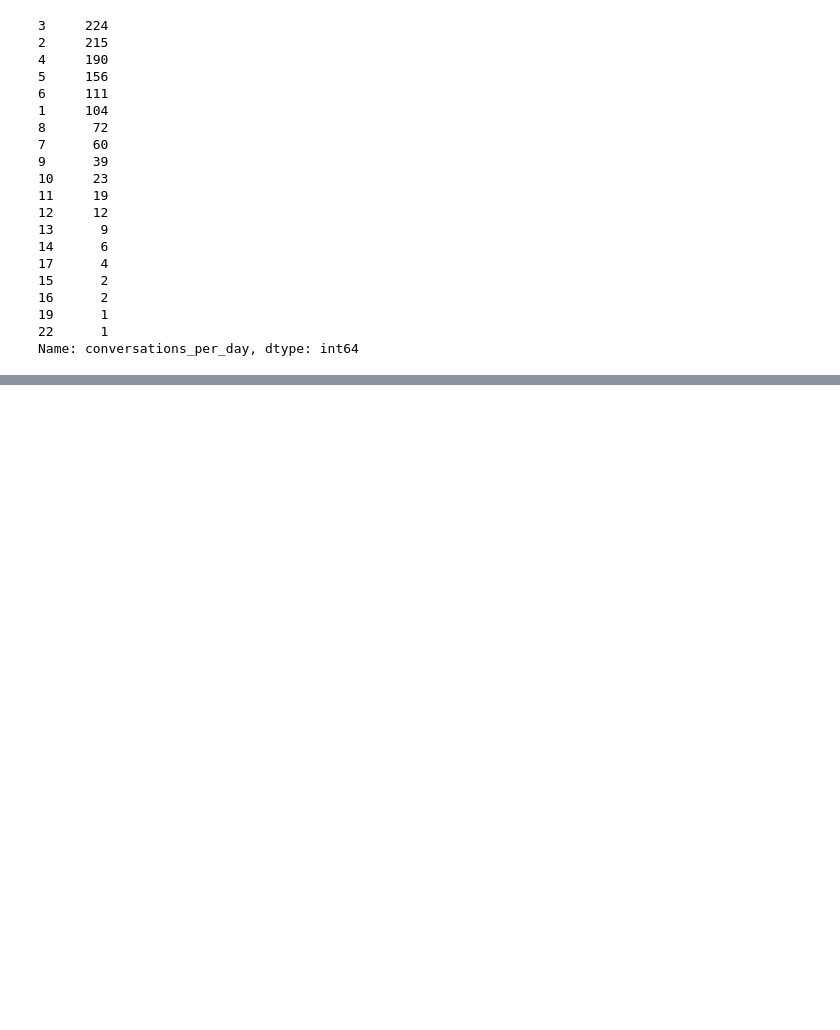
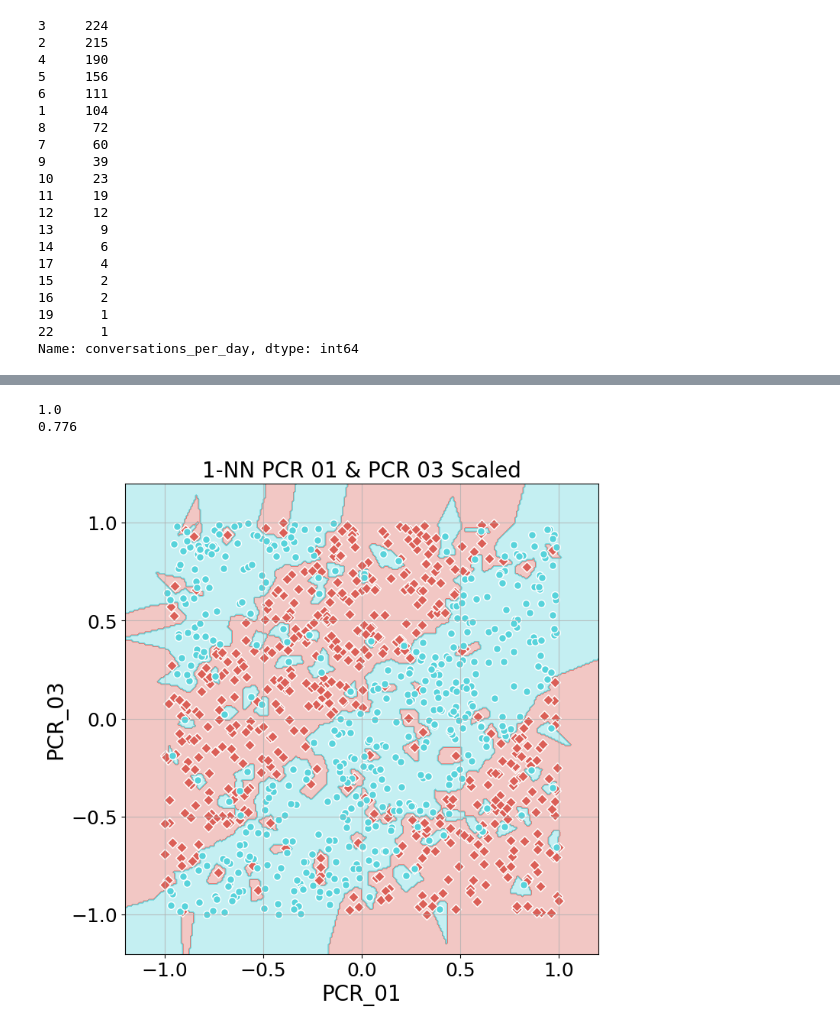
Before and after one commit to Strugoeden121/ATAM1, a Jupyter notebook: Major_HW1_314884602_324490135.ipynb, the cells around one changed output, grey strips where cells are left out. Drawn from its saved outputs; the diff is of its cells as text; code cells hidden in the pictures; blank space fills up the shorter version.

```diff
--- a/Major_HW1_314884602_324490135.ipynb
+++ b/Major_HW1_314884602_324490135.ipynb
@@ -42,3 +43,5 @@ df['conversations_per_day'].value_counts()
 19      1
 22      1
 Name: conversations_per_day, dtype: int64
+# %%
+virus_data_train, virus_data_test = train_test_split(virus_data, test_size=0.2, random_state=37)
@@ -44,0 +177,14 @@ Name: conversations_per_day, dtype: int64
+# %%
+scaler = MinMaxScaler(feature_range=(-1, 1))
+X_train_scaled = scaler.fit_transform(X_train)
+X_test_scaled = scaler.fit_transform(X_test)
+knn1 = kNN(1)
+knn1.fit(X_train_scaled, Y_train)
+Y_pred = knn1.predict(X_test_scaled)
+print(knn1.score(X_train_scaled, Y_train))
+print(knn1.score(X_test_scaled, Y_test))
+visualize_clf(knn1, X_train_scaled, Y_train, "1-NN PCR 01 & PCR 03 Scaled", "PCR_01", "PCR_03")
+# %% [output]
+1.0
+0.776
+[figure, added]
```
Also changed, not shown: parts of 22 cells of this notebook.
